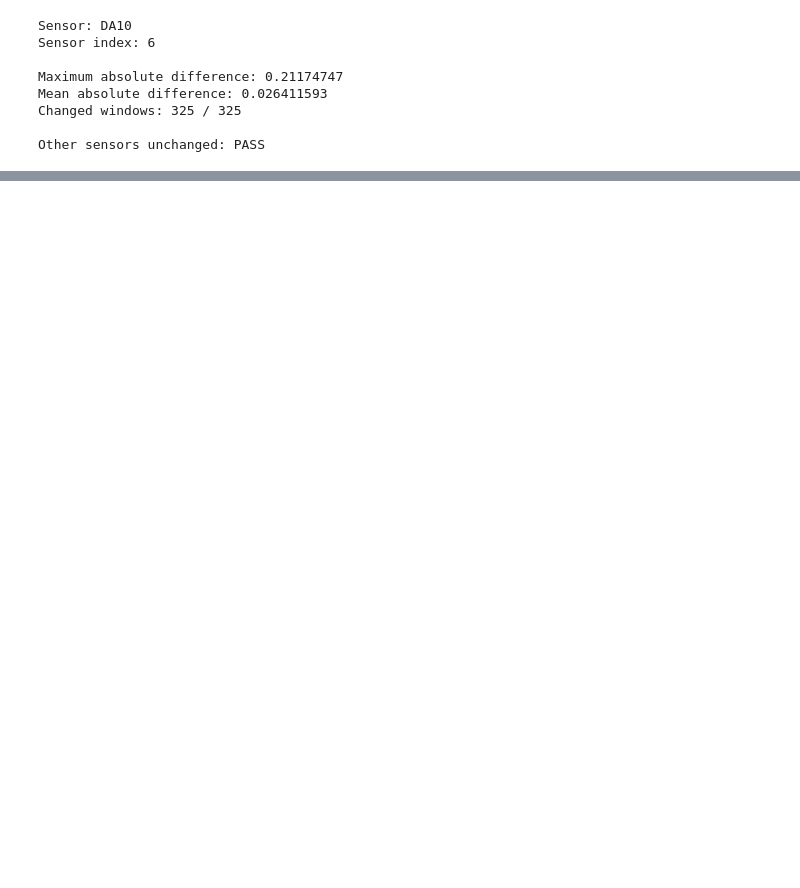
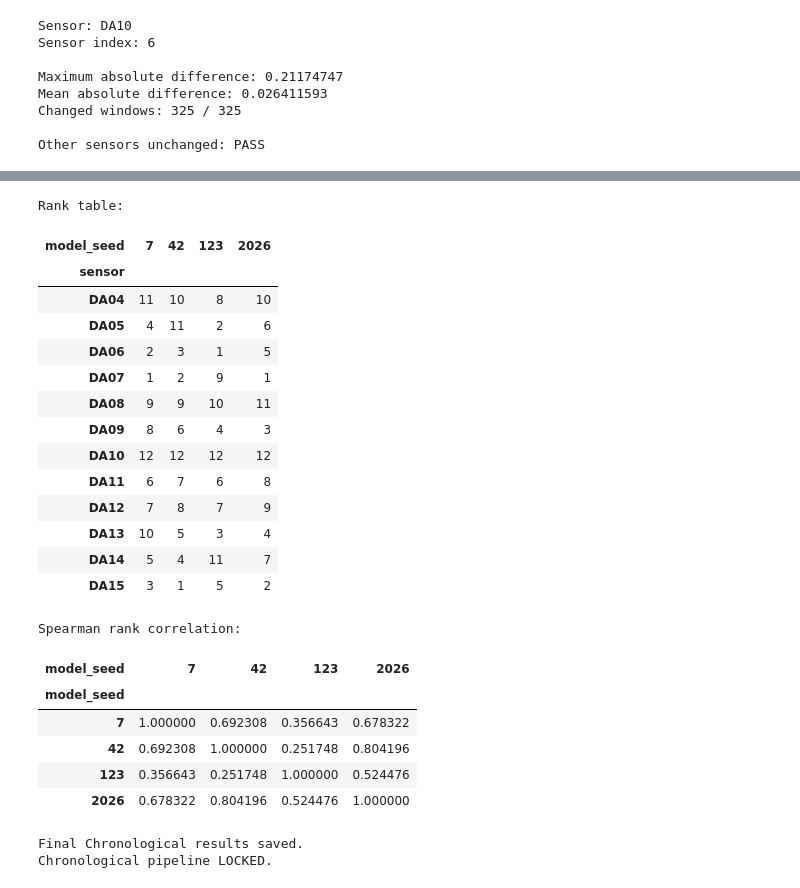
Before and after one commit to SamiraKheradmand/IASC-ASCE-Transformer-SHM, a Jupyter notebook: notebooks/02_split_methods/chronological/Chronological_transformer_highpass_importance.ipynb, the cells around one changed output, grey strips where cells are left out. Saved outputs shown, nothing was run; the diff lists cells and outputs as text; code cells hidden in the pictures; blank space fills up the shorter version.

```diff
--- a/notebooks/02_split_methods/chronological/Chronological_transformer_highpass_importance.ipynb
+++ b/notebooks/02_split_methods/chronological/Chronological_transformer_highpass_importance.ipynb
@@ -1897,0 +2046,71 @@ plt.show()
+# %%
+# ============================================================
+# Step 14 - Spearman rank stability
+# ============================================================
+
+rank_table = (
+    chronological_all_seeds
+    .pivot(
+        index="sensor",
+        columns="model_seed",
+        values="rank"
+    ))
+
+spearman_matrix = rank_table.corr(method="spearman")
+
+print("Rank table:")
+display(rank_table)
+
+print("\nSpearman rank correlation:")
+display(spearman_matrix)
+# %% [output]
+Rank table:
+| model_seed | 7 | 42 | 123 | 2026 |
+| sensor |  |  |  |  |
+| DA04 | 11 | 10 | 8 | 10 |
+| DA05 | 4 | 11 | 2 | 6 |
+| DA06 | 2 | 3 | 1 | 5 |
+| DA07 | 1 | 2 | 9 | 1 |
+| DA08 | 9 | 9 | 10 | 11 |
+| DA09 | 8 | 6 | 4 | 3 |
+| DA10 | 12 | 12 | 12 | 12 |
+| DA11 | 6 | 7 | 6 | 8 |
+| DA12 | 7 | 8 | 7 | 9 |
+| DA13 | 10 | 5 | 3 | 4 |
+| DA14 | 5 | 4 | 11 | 7 |
+| DA15 | 3 | 1 | 5 | 2 |
+Spearman rank correlation:
+| model_seed | 7 | 42 | 123 | 2026 |
+| model_seed |  |  |  |  |
+| 7 | 1.000000 | 0.692308 | 0.356643 | 0.678322 |
+| 42 | 0.692308 | 1.000000 | 0.251748 | 0.804196 |
+| 123 | 0.356643 | 0.251748 | 1.000000 | 0.524476 |
+| 2026 | 0.678322 | 0.804196 | 0.524476 | 1.000000 |
+# %%
+# ============================================================
+# Step 15 - Save final Chronological stability results
+# ============================================================
+
+chronological_all_seeds.to_csv(
+    f"{SAVE_DIR}/chronological_sensor_importance_all_model_seeds.csv",
+    index=False
+)
+
+chronological_stability.to_csv(
+    f"{SAVE_DIR}/chronological_sensor_importance_stability.csv",
+    index=False
+)
+
+rank_table.to_csv(
+    f"{SAVE_DIR}/chronological_sensor_importance_rank_table.csv"
+)
+
+spearman_matrix.to_csv(
+    f"{SAVE_DIR}/chronological_sensor_importance_spearman.csv"
+)
+
+print("Final Chronological results saved.")
+print("Chronological pipeline LOCKED.")
+# %% [output]
+Final Chronological results saved.
+Chronological pipeline LOCKED.
```
Also changed, not shown: parts of 19 cells of this notebook.
